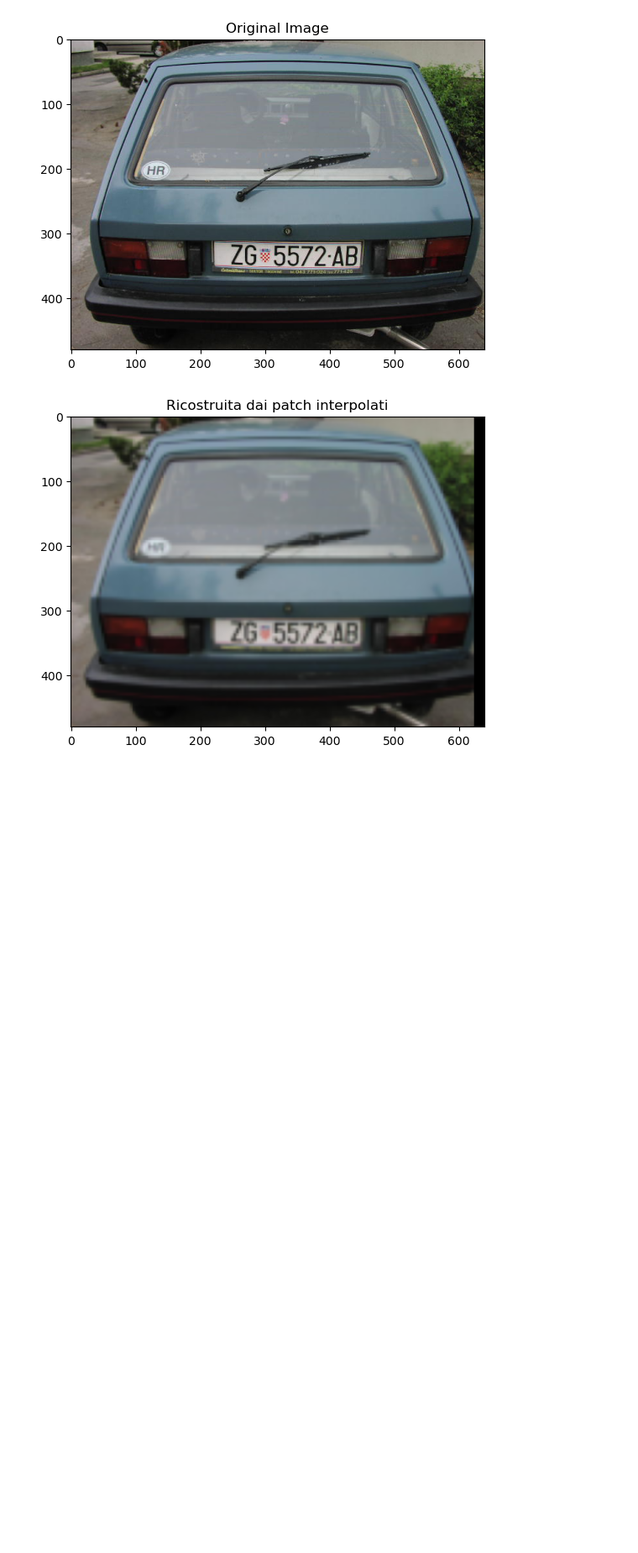
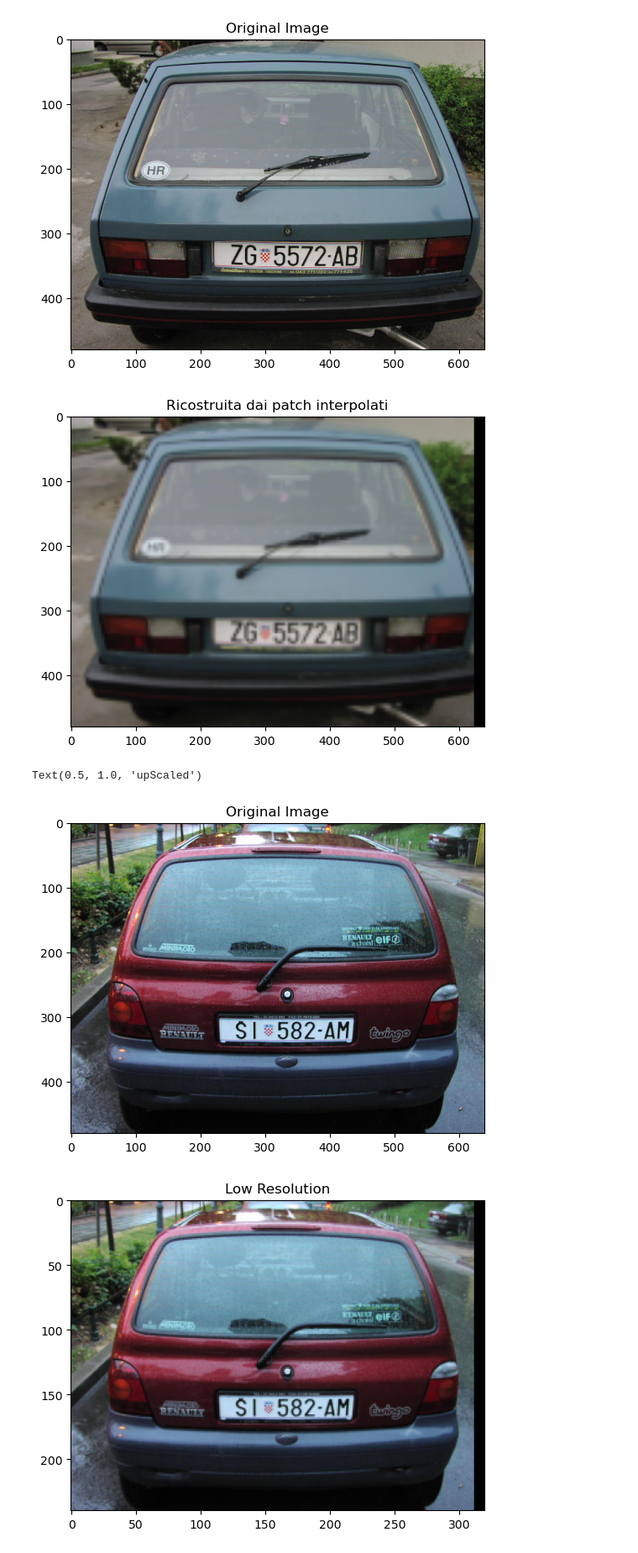
Before and after one commit to Paki64/ESM-SuperResolution, a Jupyter notebook: Notebooks/BaseLine.ipynb, the cells around one changed output. Shown at 84% size. Drawn from its saved outputs; the diff is of its cells as text; code cells hidden in the pictures; blank space fills up the shorter version.

Commit message:
versione con upscale sia di blocchi che di immagine

```diff
--- a/Notebooks/BaseLine.ipynb
+++ b/Notebooks/BaseLine.ipynb
@@ -167,0 +222,31 @@ Text(0.5, 1.0, 'Ricostruita dai patch interpolati')
+# %%
+from numpy import random
+
+index = random.randint(0,200)
+# Estrai patch da un'immagine
+img_np = np.array(imgList[index])
+height, width, channels = img_np.shape
+x_patches = prepare_input_target_from_image(img_np)
+
+lowRes = reconstruct_from_patches(x_patches, img_np.shape)
+upScaled = rescale(lowRes, 2, order=1, channel_axis=-1)
+
+
+# Visualizza
+import matplotlib.pyplot as plt
+
+plt.figure()
+plt.imshow(img_np)
+plt.title("Original Image")
+
+plt.figure()
+plt.imshow(lowRes)
+plt.title("Low Resolution")
+
+plt.figure()
+plt.imshow(upScaled)
+plt.title("upScaled")
+# %% [output]
+Text(0.5, 1.0, 'upScaled')
+[figure, added]
+[figure, added]
```
Also changed, not shown: parts of 3 cells of this notebook.
